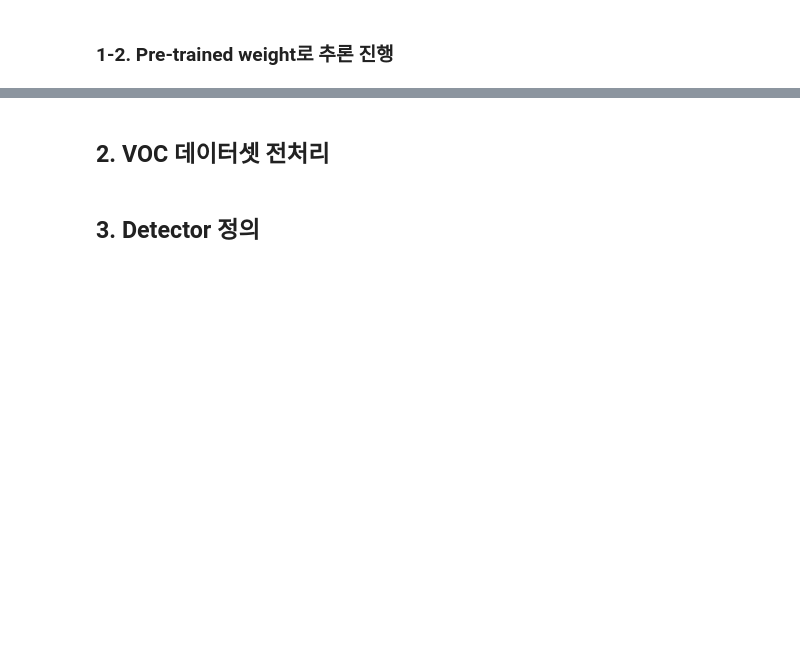
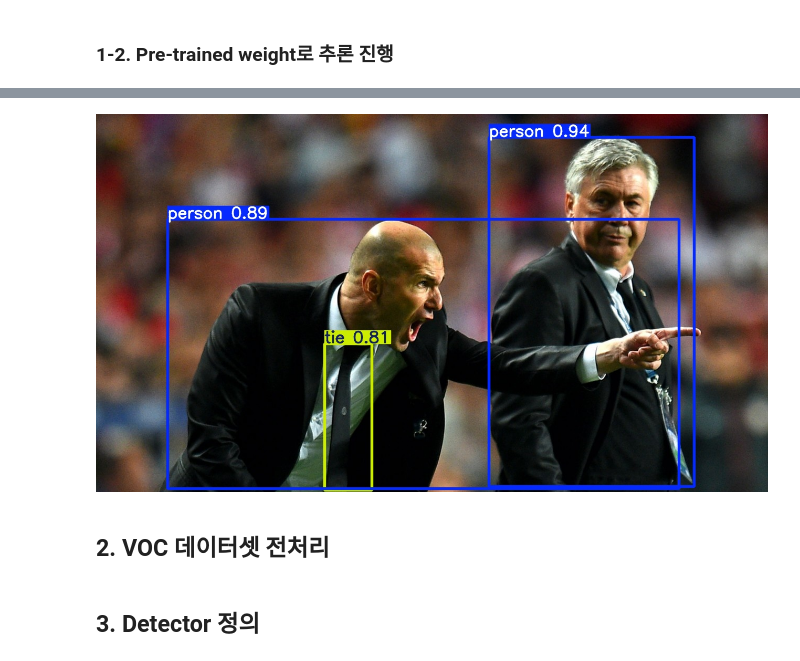
Before and after one commit to AIaaS-AI-as-a-Service/samsung_edu, a Jupyter notebook: Day-14/yolov5/yolov5.ipynb, the cells around one changed output, grey strips where cells are left out. Drawn from its saved outputs; the diff is of its cells as text; code cells hidden in the pictures; blank space fills up the shorter version.

```diff
--- a/Day-14/yolov5/yolov5.ipynb
+++ b/Day-14/yolov5/yolov5.ipynb
@@ -29,23 +69,35 @@ print(torch.__version__)
 # %%
-# 추론 결과 시각화를 위한 모듈 로드
+# 1. 필요한 모듈 로드
+# 이미지 시각화를 위해 IPython.display 모듈의 Image와 display 함수 사용
 from IPython.display import Image, display
+
+# 파일 검색과 디렉터리 작업을 위해 glob와 os 모듈 사용
 import glob
 import os
 
-# runs/detects/ 폴더 내 가장 최신 exp 확인
-exp_dirs = sorted(glob.glob('runs/detect/exp*'), key=os.path.getmtime)
+# 2. 최신 추론 결과 디렉터리 탐색
+# runs/detect/ 경로 내 "exp*" 패턴에 맞는 디렉터리 검색
+exp_dirs = sorted(
+    glob.glob('runs/detect/exp*'),  # "exp*" 패턴에 맞는 디렉터리 검색
+    key=os.path.getmtime           # 마지막 수정 시간을 기준으로 정렬
+)
+# 최신 디렉터리 선택 (존재하지 않으면 None)
 latest_exp_dir = exp_dirs[-1] if exp_dirs else None
 
-# 폴더 내 추론된 이미지가 있을 경우 출력
-if latest_exp_dir:
+# 3. 결과 이미지 확인 및 시각화
+if latest_exp_dir:  # 최신 디렉터리가 존재할 경우
+    # 최신 디렉터리 내 .jpg 이미지 파일 검색
     result_images = glob.glob(os.path.join(latest_exp_dir, '*.jpg'))
 
-    if result_images:
+    if result_images:  # 이미지 파일이 있을 경우
+        # 첫 번째 이미지 화면에 출력
         display(Image(filename=result_images[0]))
-    else:
+    else:  # 이미지 파일이 없을 경우
         print("No result images found in the latest directory.")
-else:
+else:  # "exp*" 디렉터리가 없을 경우
     print("No 'exp*' directories found.")
+# %% [output]
+[figure, added]
 # %% [markdown]
 ## **2. VOC 데이터셋 전처리**
 # %%
```
Also changed, not shown: parts of 19 cells of this notebook, 5 other files.
